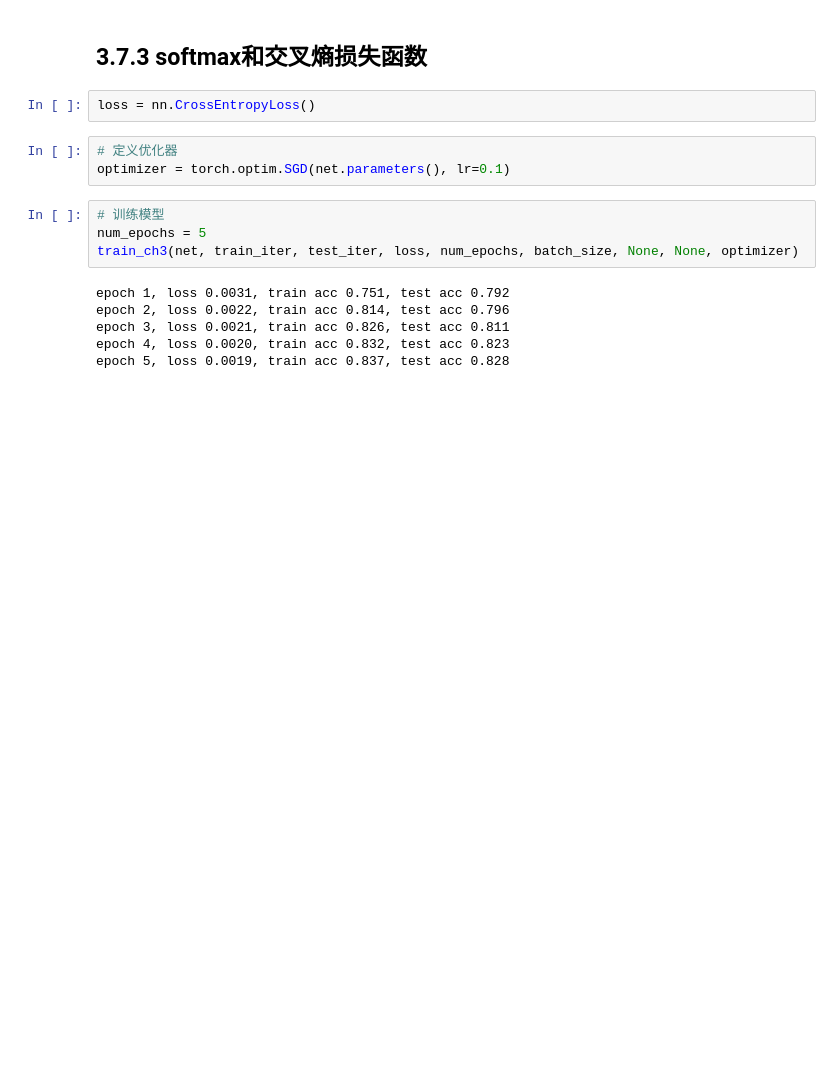
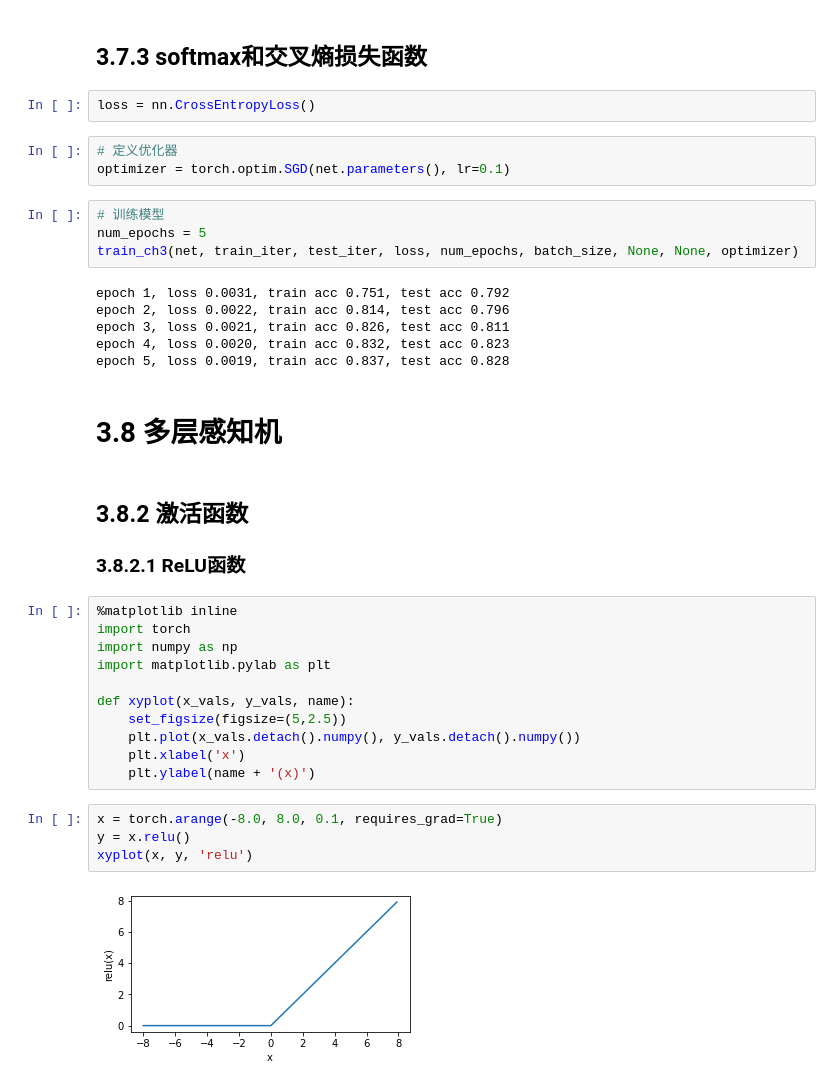
Before and after one commit to lllhhh/DeepLearningNotes, a Jupyter notebook: 动手学深度学习/2、深度学习基础.ipynb, the cells around one changed output. Drawn from its saved outputs; the diff is of its cells as text; blank space fills up the shorter version.

```diff
--- a/动手学深度学习/2、深度学习基础.ipynb
+++ b/动手学深度学习/2、深度学习基础.ipynb
@@ -634,3 +634,25 @@ epoch 2, loss 0.0022, train acc 0.814, test acc 0.796
 epoch 3, loss 0.0021, train acc 0.826, test acc 0.811
 epoch 4, loss 0.0020, train acc 0.832, test acc 0.823
 epoch 5, loss 0.0019, train acc 0.837, test acc 0.828
+# %% [markdown]
+# 3.8 多层感知机
+# %% [markdown]
+## 3.8.2 激活函数
+### 3.8.2.1 ReLU函数
+# %%
+%matplotlib inline
+import torch
+import numpy as np
+import matplotlib.pylab as plt
+
+def xyplot(x_vals, y_vals, name):
+    set_figsize(figsize=(5,2.5))
+    plt.plot(x_vals.detach().numpy(), y_vals.detach().numpy())
+    plt.xlabel('x')
+    plt.ylabel(name + '(x)')
+# %%
+x = torch.arange(-8.0, 8.0, 0.1, requires_grad=True)
+y = x.relu()
+xyplot(x, y, 'relu')
+# %% [output]
+[figure, added]
```
Also changed, not shown: parts of 25 cells of this notebook.
